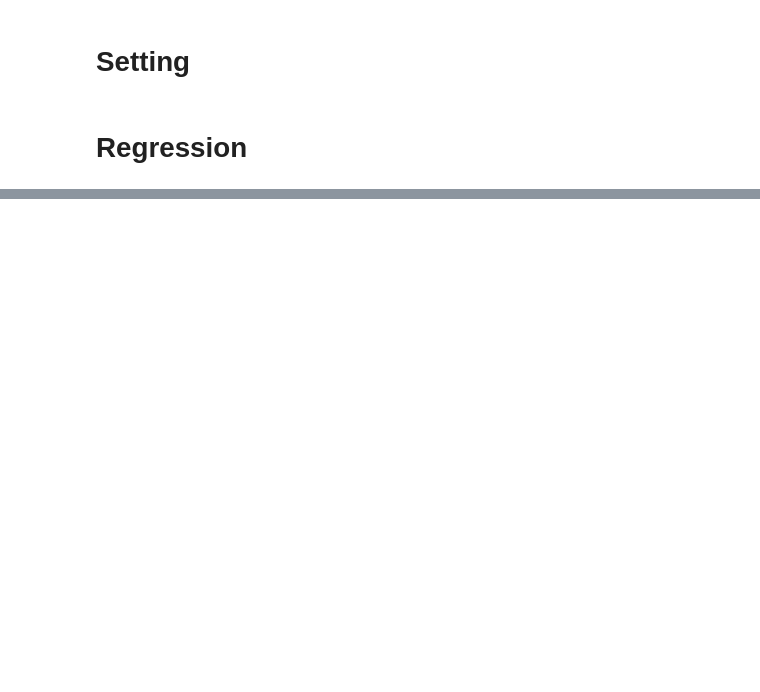
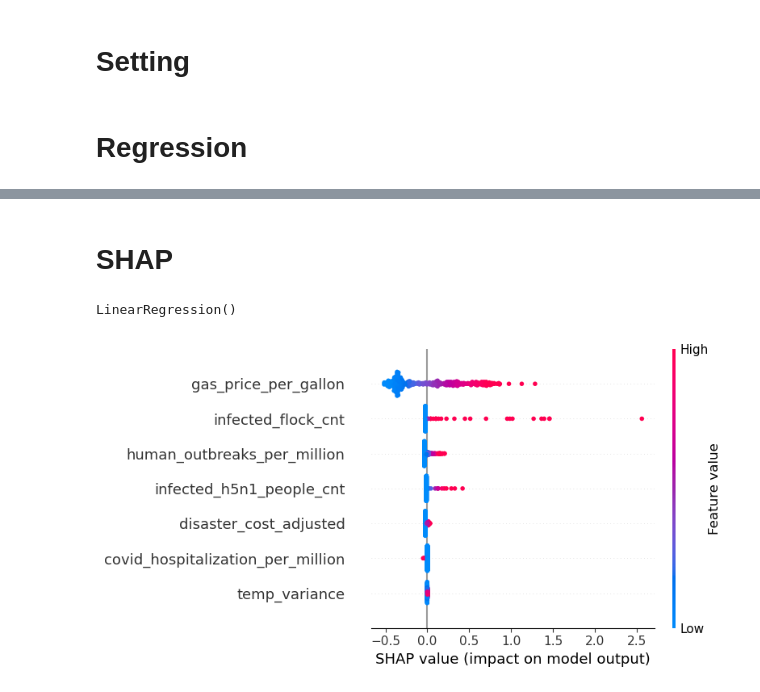
Before and after one commit to sahn1998/egg-price-prediction, a Jupyter notebook: model/linear_ridge_lasso_reg.ipynb, the cells around one changed output, grey strips where cells are left out. Saved outputs shown, nothing was run; the diff lists cells and outputs as text; code cells hidden in the pictures; blank space fills up the shorter version.

Commit message:
add SHAP

```diff
--- a/model/linear_ridge_lasso_reg.ipynb
+++ b/model/linear_ridge_lasso_reg.ipynb
@@ -154,0 +228,2 @@ plt.show()
+# %% [markdown]
+# SHAP
@@ -154,0 +233,18 @@ plt.show()
+# %%
+X = dataset[['disaster_cost_adjusted', 'human_outbreaks_per_million', 'covid_hospitalization_per_million', 'infected_flock_cnt', 'infected_h5n1_people_cnt', 'gas_price_per_gallon', 'temp_variance']].copy()
+Y = dataset.loc[:, TARGET_VAR:TARGET_VAR] # Extract the target variable (Y)
+X_train, X_test, y_train, y_test = train_test_split(
+  X,Y , random_state=104,test_size=0.2, shuffle=True)
+# %%
+# Create Best Linear Regression
+model = LinearRegression()
+model.fit(X_train, y_train)
+# %% [output]
+LinearRegression()
+# %%
+explainer = shap.Explainer(model, X_train)
+shap_values = explainer(X_train)
+# %%
+shap.summary_plot(shap_values, X_train)
+# %% [output]
+[figure, added]
```
Also changed, not shown: parts of 6 cells of this notebook, 10 other files.
